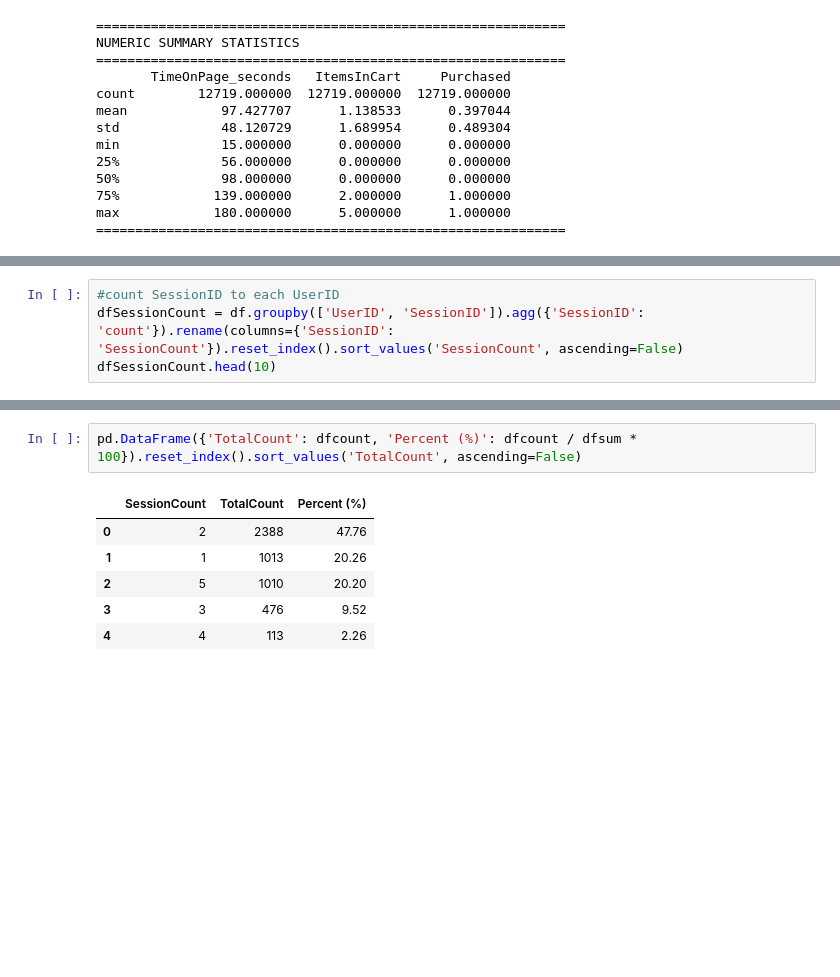
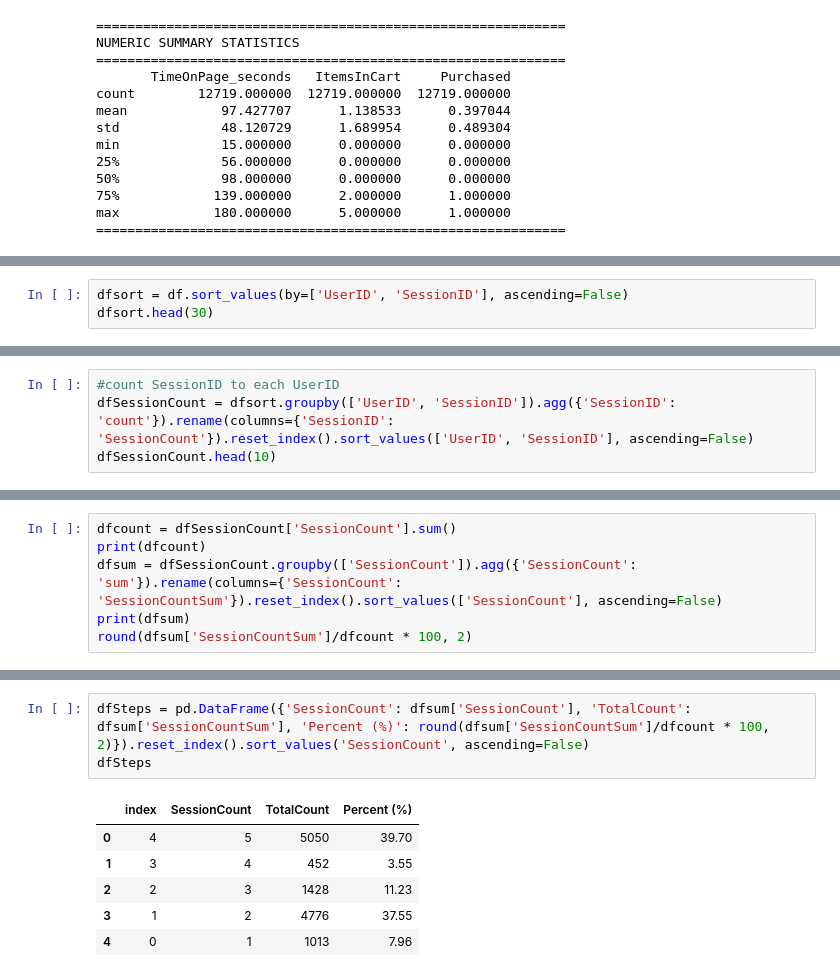
Before and after one commit to RondinellyOliveira/Funnel-Drop, a Jupyter notebook: Funnel_drop_analysis.ipynb, the cells around one changed output, grey strips where cells are left out. Drawn from its saved outputs; the diff is of its cells as text; blank space fills up the shorter version.

```diff
--- a/Funnel_drop_analysis.ipynb
+++ b/Funnel_drop_analysis.ipynb
@@ -110,3 +135,6 @@ duplicate_rows = df.duplicated().sum()
 print(f"Number of duplicate rows: {duplicate_rows}")
 # %% [output]
 Number of duplicate rows: 0
+# %%
+dfsort = df.sort_values(by=['UserID', 'SessionID'], ascending=False)
+dfsort.head(30)
@@ -113,6 +165,6 @@ Number of duplicate rows: 0
 # %%
 #count SessionID to each UserID
-dfSessionCount = df.groupby(['UserID', 'SessionID']).agg({'SessionID': 'count'}).rename(columns={'SessionID': 'SessionCount'}).reset_index().sort_values('SessionCount', ascending=False)
+dfSessionCount = dfsort.groupby(['UserID', 'SessionID']).agg({'SessionID': 'count'}).rename(columns={'SessionID': 'SessionCount'}).reset_index().sort_values(['UserID', 'SessionID'], ascending=False)
 dfSessionCount.head(10)
 # %% [output]
 |  | UserID | SessionID | SessionCount |
@@ -140,0 +181,6 @@ Name: count, dtype: float64
+# %%
+dfcount = dfSessionCount['SessionCount'].sum()
+print(dfcount)
+dfsum = dfSessionCount.groupby(['SessionCount']).agg({'SessionCount': 'sum'}).rename(columns={'SessionCount': 'SessionCountSum'}).reset_index().sort_values(['SessionCount'], ascending=False)
+print(dfsum)
+round(dfsum['SessionCountSum']/dfcount * 100, 2)
@@ -141,9 +201,10 @@ Name: count, dtype: float64
 # %%
-pd.DataFrame({'TotalCount': dfcount, 'Percent (%)': dfcount / dfsum * 100}).reset_index().sort_values('TotalCount', ascending=False)
+dfSteps = pd.DataFrame({'SessionCount': dfsum['SessionCount'], 'TotalCount': dfsum['SessionCountSum'], 'Percent (%)': round(dfsum['SessionCountSum']/dfcount * 100, 2)}).reset_index().sort_values('SessionCount', ascending=False)
+dfSteps
 # %% [output]
-|  | SessionCount | TotalCount | Percent (%) |
-| 0 | 2 | 2388 | 47.76 |
-| 1 | 1 | 1013 | 20.26 |
-| 2 | 5 | 1010 | 20.20 |
-| 3 | 3 | 476 | 9.52 |
-| 4 | 4 | 113 | 2.26 |
+|  | index | SessionCount | TotalCount | Percent (%) |
+| 0 | 4 | 5 | 5050 | 39.70 |
+| 1 | 3 | 4 | 452 | 3.55 |
+| 2 | 2 | 3 | 1428 | 11.23 |
+| 3 | 1 | 2 | 4776 | 37.55 |
+| 4 | 0 | 1 | 1013 | 7.96 |
```
Also changed, not shown: parts of 14 cells of this notebook, 2 other files.
